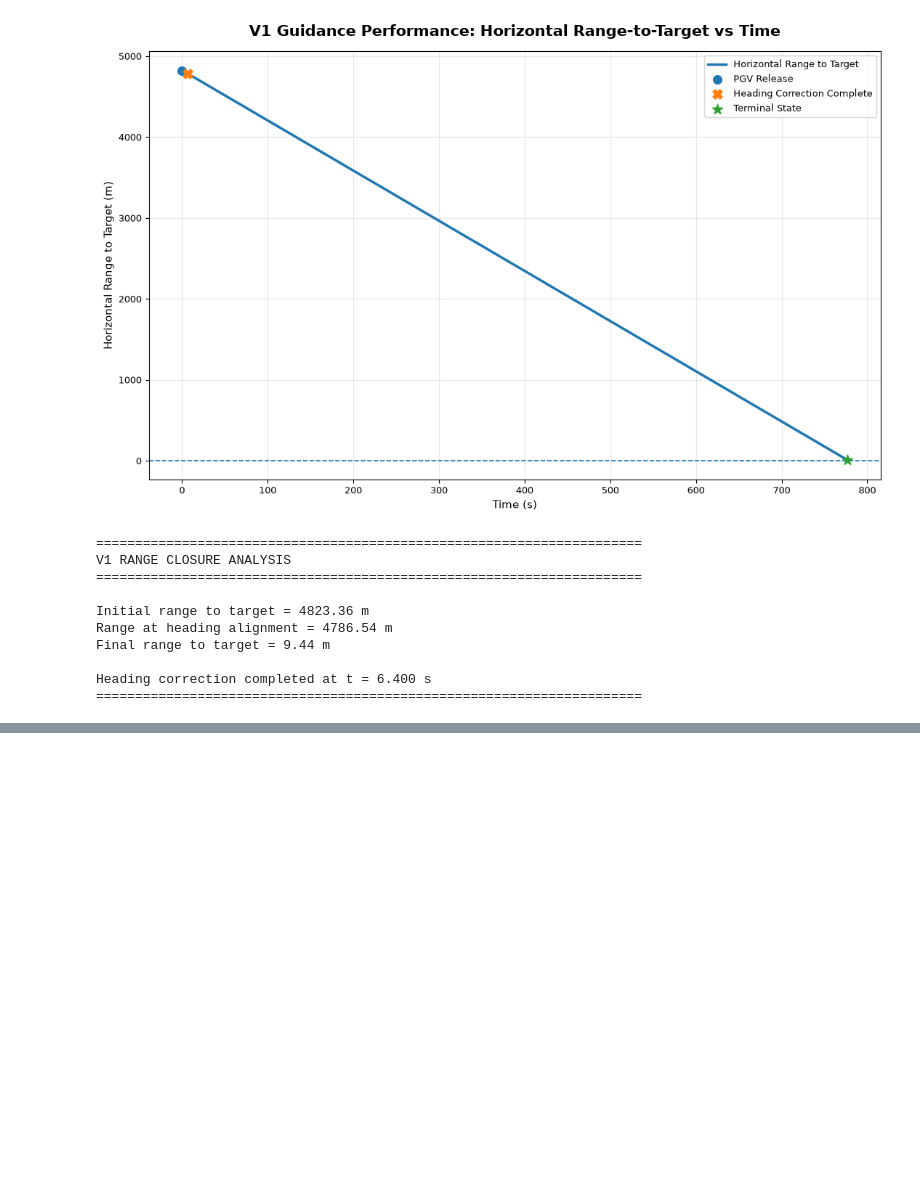
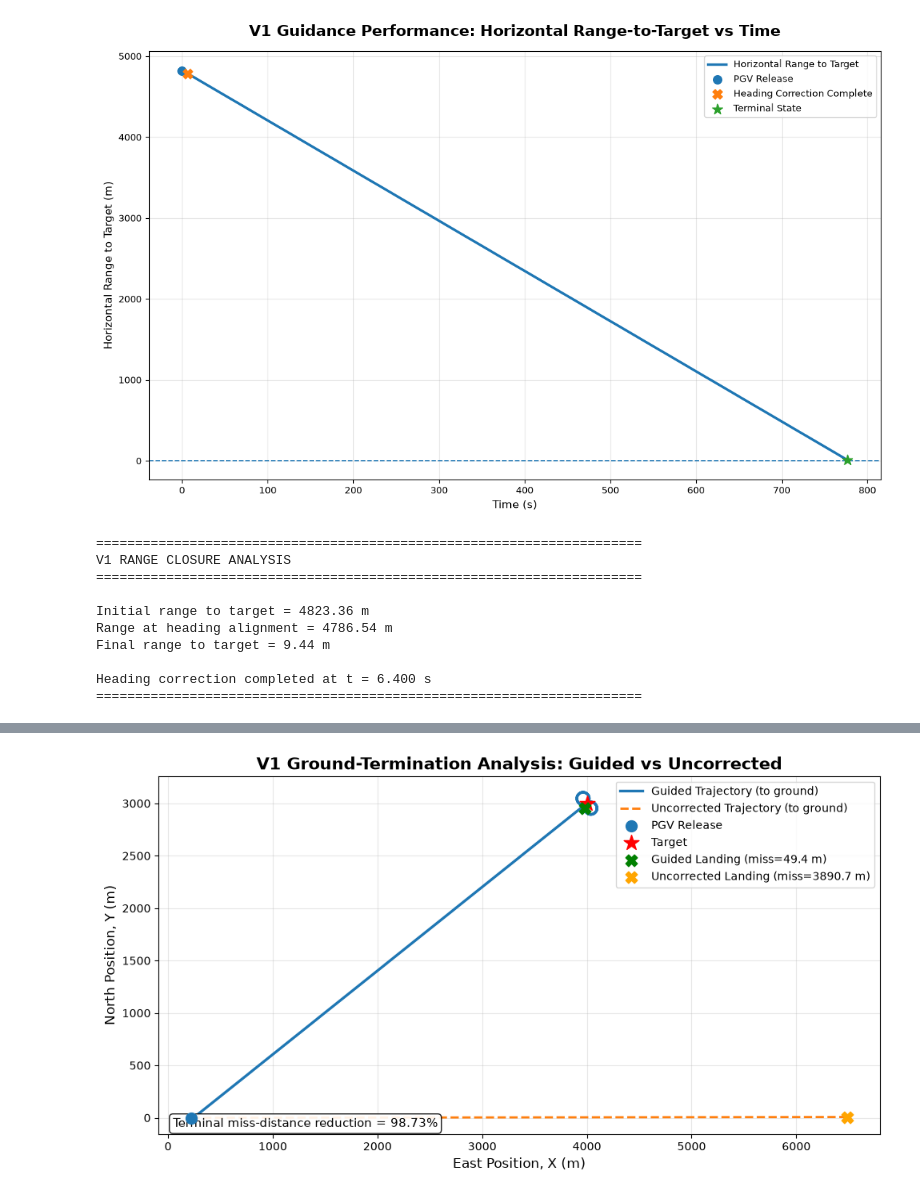
Before and after one commit to kaushik2007-dev/RAPID-precision-delivery, a Jupyter notebook: 02_pgv_guidance/baseline_guidance.ipynb, the cells around one changed output, grey strips where cells are left out. Saved outputs shown, nothing was run; the diff lists cells and outputs as text; code cells hidden in the pictures; blank space fills up the shorter version.

```diff
--- a/02_pgv_guidance/baseline_guidance.ipynb
+++ b/02_pgv_guidance/baseline_guidance.ipynb
@@ -10,7 +10,7 @@ Importing OpenRocket Dataset
 # %%
 CURRENT_DIR = Path.cwd()
 
-PROJECT_ROOT = CURRENT_DIR.parents[2]
+PROJECT_ROOT = CURRENT_DIR.parents[0]
 
 ROCKET_DIR = PROJECT_ROOT / "01_rocket_sizing"
 
@@ -1390,0 +1468,36 @@ Heading correction completed at t = 6.400 s
+# %%
+fig, ax = plt.subplots(figsize=(10, 8))
+
+ax.plot(x_g, y_g, linewidth=2.4, label="Guided Trajectory (to ground)")
+
+t_unc_plot = np.linspace(0, flight_time, 300)
+x_unc_plot = x0 + Vh * np.cos(psi0_rad) * t_unc_plot
+y_unc_plot = y0 + Vh * np.sin(psi0_rad) * t_unc_plot
+ax.plot(x_unc_plot, y_unc_plot, linestyle="--", linewidth=2.0,
+        label="Uncorrected Trajectory (to ground)")
+
+ax.scatter(x0, y0, s=100, marker="o", label="PGV Release", zorder=6)
+ax.scatter(xT, yT, s=200, marker="*", color="red", label="Target", zorder=7)
+ax.scatter(guided_final_x, guided_final_y, s=110, marker="X", color="green",
+           label=f"Guided Landing (miss={guided_miss:.1f} m)", zorder=7)
+ax.scatter(x_unc_final, y_unc_final, s=110, marker="X", color="orange",
+           label=f"Uncorrected Landing (miss={unc_miss:.1f} m)", zorder=7)
+
+ax.set_title("V1 Ground-Termination Analysis: Guided vs Uncorrected",
+             fontsize=15, fontweight="bold")
+ax.set_xlabel("East Position, X (m)", fontsize=12)
+ax.set_ylabel("North Position, Y (m)", fontsize=12)
+ax.grid(True, alpha=0.3)
+ax.legend(loc="best", fontsize=10, frameon=True)
+ax.set_aspect("equal", adjustable="box")
+
+ax.text(0.02, 0.02,
+        f"Terminal miss-distance reduction = {reduction_pct:.2f}%",
+        transform=ax.transAxes, fontsize=11,
+        bbox=dict(boxstyle="round", facecolor="white", alpha=0.9))
+
+plt.tight_layout()
+plt.savefig("v1_ground_termination.png", dpi=150)
+plt.show()
+# %% [output]
+[figure, added]
```
Also changed, not shown: parts of 2 cells of this notebook, 10 other files.
